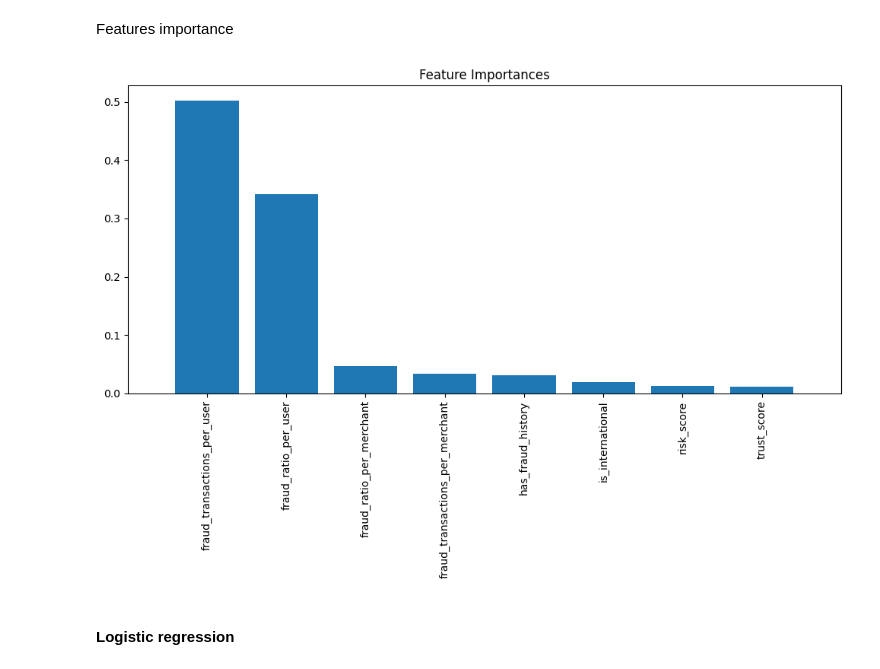
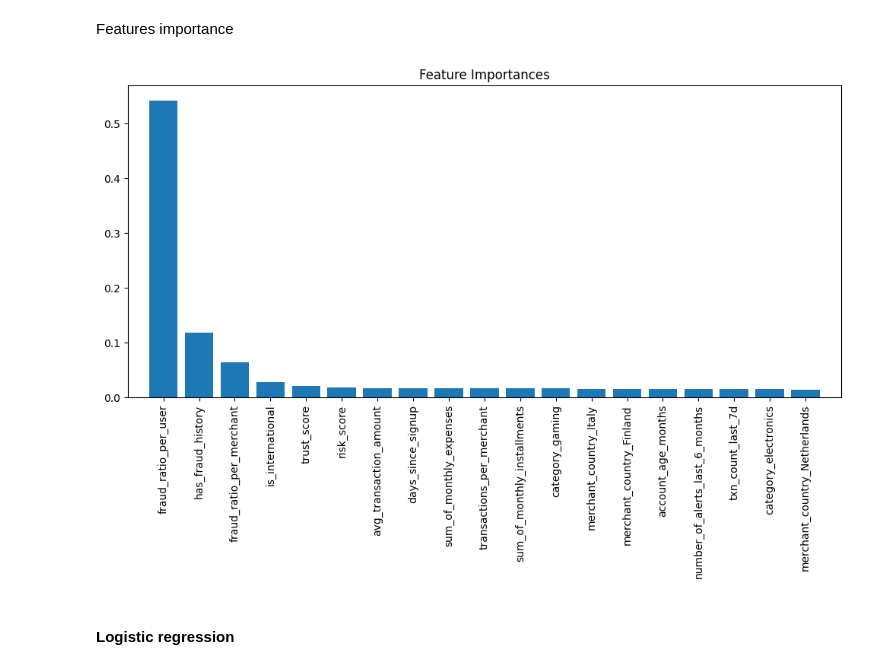
Before and after one commit to b-szczesniak/hackathon-entry, a Jupyter notebook: src/notebooks/model.ipynb, the cells around one changed output. Saved outputs shown, nothing was run; the diff lists cells and outputs as text; code cells hidden in the pictures.

```diff
--- a/src/notebooks/model.ipynb
+++ b/src/notebooks/model.ipynb
@@ -24,16 +24,12 @@ from funs.plots import plot_roc, plot_confusion_matrix
 The autoreload extension is already loaded. To reload it, use:
   %reload_ext autoreload
 # %%
-full_data = pd.read_csv("../../data/processed/full_data.csv")
+df = pd.read_csv("../../data/processed/filtered_data.csv")
 # %%
 TARGET = 'is_fraud'
-CORRELATION_THRESHOLD = 0.01
 
-correlations = full_data.select_dtypes(include=[np.number]).corr()[TARGET].drop(TARGET)
-selected_features = correlations[abs(correlations) >= CORRELATION_THRESHOLD].index.tolist() # easily adjustable threshold
-
-X = full_data[selected_features]
-y = full_data[TARGET]
+X = df[df.columns.difference([TARGET])]
+y = df[TARGET]
 
 X_train, X_test, y_train, y_test = train_test_split(
     X, y, test_size=0.25, stratify=y, random_state=42
@@ -46,7 +42,7 @@ params = {
     'eval_metric':      'auc',
     'scale_pos_weight': 12.5,
     'learning_rate':    0.01,
-    'n_estimators':     500,
+    'n_estimators':     700,
     'max_depth':        6,
     'subsample':        0.8,
     'colsample_bytree': 0.8,
@@ -115,16 +109,16 @@ Features importance
 # %%
 importances = model.feature_importances_
 indices = np.argsort(importances)[::-1]
 
 plt.figure(figsize=(10, 7))
 plt.title('Feature Importances')
 plt.bar(range(X.shape[1]), importances[indices], align='center')
-plt.xticks(range(X.shape[1]), np.array(selected_features)[indices], rotation=90)
+plt.xticks(range(X.shape[1]), np.array(df.columns.difference([TARGET]))[indices], rotation=90)
 plt.xlim([-1, X.shape[1]])
 plt.tight_layout()
 plt.show()
 # %% [output]
-[figure, old version]
+[figure, new version]
 # %% [markdown]
 #### Logistic regression
 # %%
```
Also changed, not shown: parts of 6 cells of this notebook, 3 other files.
